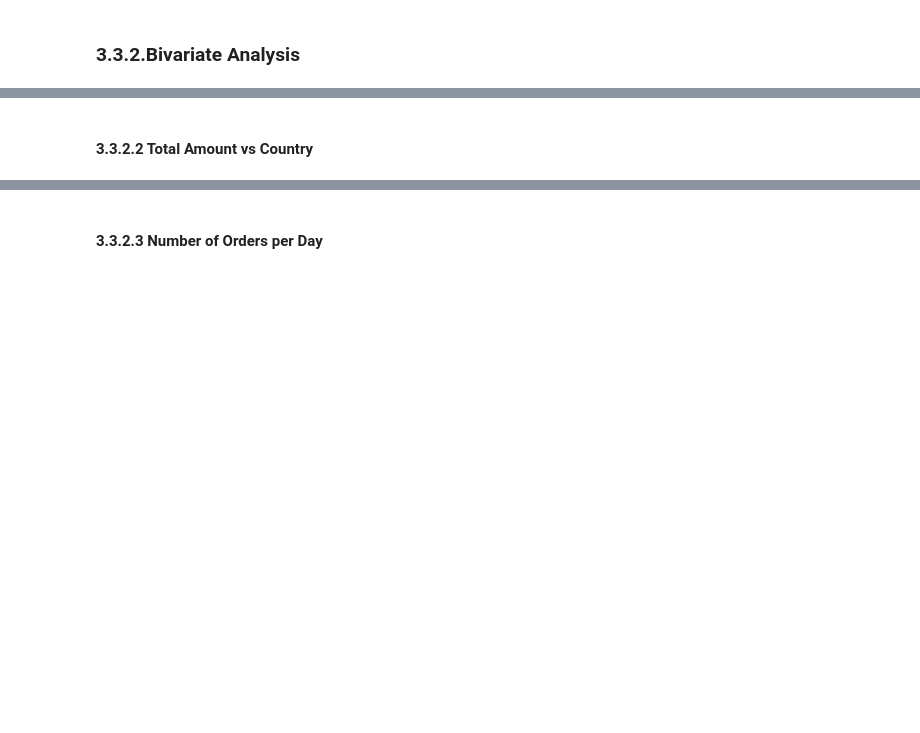
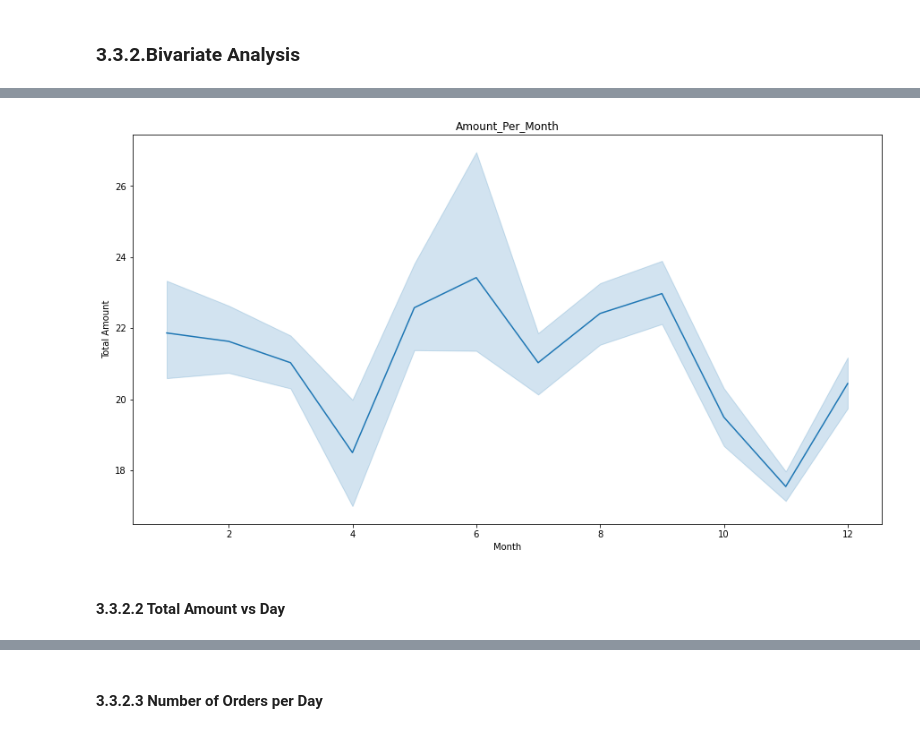
Before and after one commit to Azegele/Phase-4-Project, a Jupyter notebook: Ecommerce Data Set.ipynb, the cells around one changed output, grey strips where cells are left out. Cells and saved outputs as stored; diff of their text form; code cells hidden in the pictures; blank space fills up the shorter version.

```diff
--- a/Ecommerce Data Set.ipynb
+++ b/Ecommerce Data Set.ipynb
@@ -525,2 +561,14 @@ plt.show()
+# %%
+# draw lineplot
+y = df['Total_Amount'].sum()
+
+plt.figure(figsize=(15,8))
+sns.lineplot(x="Month", y="Total_Amount", data=df)
+plt.title('Amount_Per_Month')
+plt.xlabel('Month')
+plt.ylabel('Total Amount')
+plt.show()
+# %% [output]
+[figure, added]
 # %% [markdown]
-#### 3.3.2.2 Total Amount vs Country
+#### 3.3.2.2 Total Amount vs Day
```
Also changed, not shown: parts of 16 cells of this notebook.
